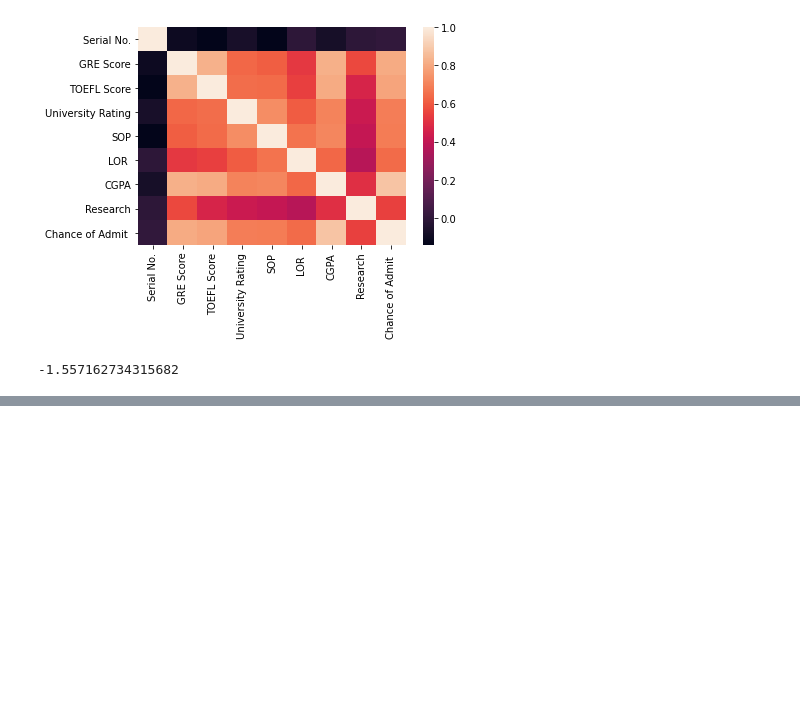
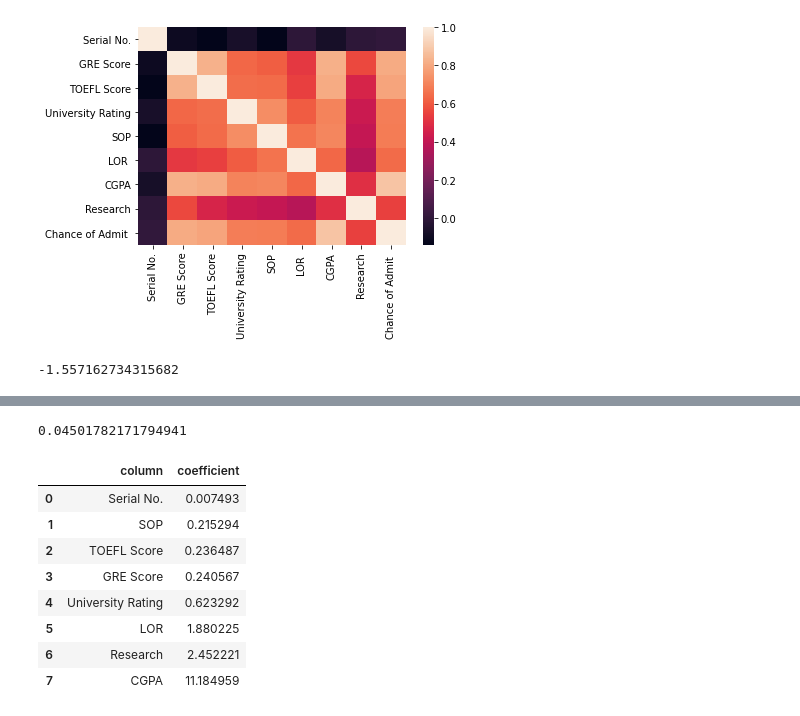
Before and after one commit to tyceaddley/WGU, a Jupyter notebook: Admissions.ipynb, the cells around one changed output, grey strips where cells are left out. Cells and saved outputs as stored; diff of their text form; code cells hidden in the pictures; blank space fills up the shorter version.

```diff
--- a/Admissions.ipynb
+++ b/Admissions.ipynb
@@ -69,0 +68,24 @@ Initialized empty Git repository in /content/.git/
+# %%
+#creating linear regression model
+linreg = LinearRegression().fit(X_train, y_train)
+#predict the df validation data splits
+linreg.predict(X_Val)
+#scoring the values of the predicted x validation set against the y_val set
+linreg.score(X_Val, y_val)
+print((y_val - linreg.predict(X_Val)).apply(abs).mean())
+# %% [output]
+0.04501782171794941
+# %%
+#Pandas DataFrame that shows the columns vs coefficient
+coef=pd.DataFrame({'column':X_Val.columns,'coefficient':linreg.coef_*100}).sort_values('coefficient').reset_index()
+coef.drop('index', axis=1)
+# %% [output]
+|  | column | coefficient |
+| 0 | Serial No. | 0.007493 |
+| 1 | SOP | 0.215294 |
+| 2 | TOEFL Score | 0.236487 |
+| 3 | GRE Score | 0.240567 |
+| 4 | University Rating | 0.623292 |
+| 5 | LOR | 1.880225 |
+| 6 | Research | 2.452221 |
+| 7 | CGPA | 11.184959 |
```
Also changed, not shown: parts of 3 cells of this notebook.
